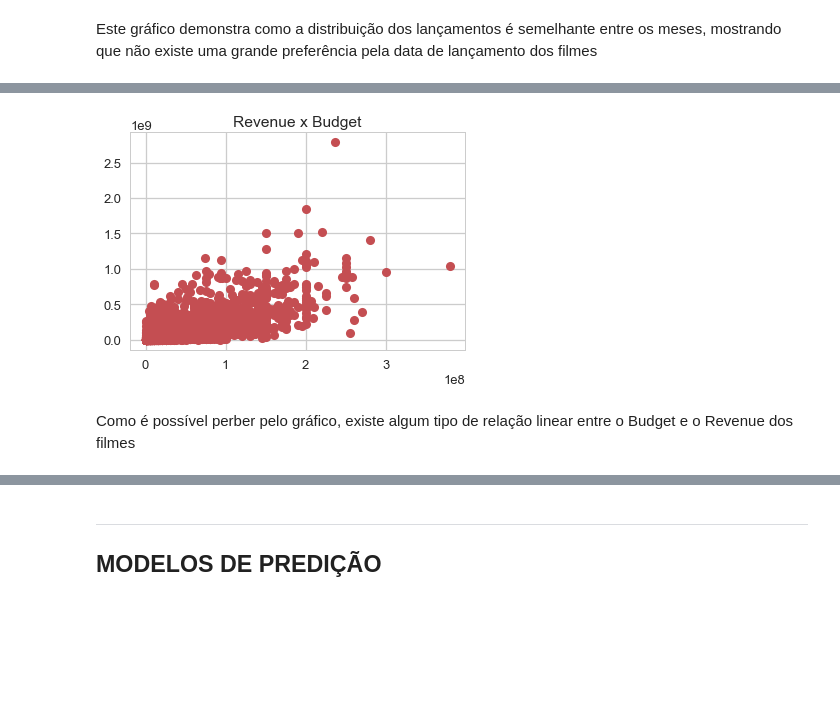
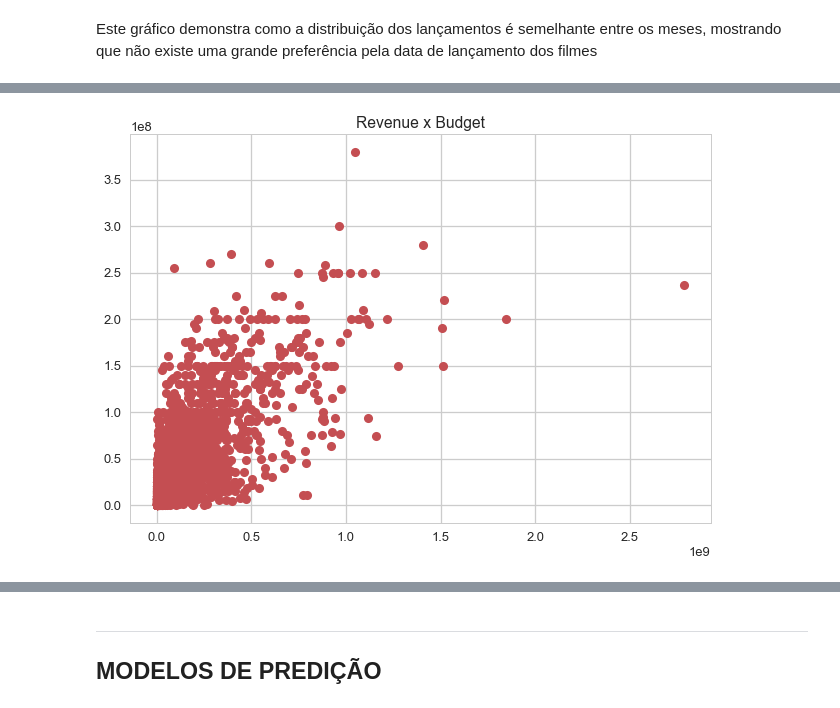
Before and after one commit to guipleite/DPCD, a Jupyter notebook: Projeto3/Projeto3 Layout.ipynb, the cells around one changed output, grey strips where cells are left out. Drawn from its saved outputs; the diff is of its cells as text; code cells hidden in the pictures; blank space fills up the shorter version.

```diff
--- a/Projeto3/Projeto3 Layout.ipynb
+++ b/Projeto3/Projeto3 Layout.ipynb
@@ -43,7 +43,8 @@ C:\Users\Usuario\Desktop\Insper\2018\DPCD\DPCD\Projeto3
 # %%
 tmdb = pd.read_csv('tmdb_5000_movies.csv', encoding='latin1')#Abre o dataframe inteiro
 
-data = tmdb[['revenue','budget','release_date']]#Separa as colunas
+data = tmdb[['revenue','budget','release_date','vote_count','popularity','vote_average']]#Separa as colunas
 data = data[~(data == 0).any(axis=1)] #remove filmes que tenham, algum dos dados igual a 0
 nndf = data[pd.notnull(data.revenue)&pd.notnull(data.budget)]#Tira os "NaN" do df
 nndf = nndf.reset_index(drop=True)#Reseta o index dos filmes
+nndf.head()
@@ -92,8 +106,6 @@ Os gráficos acima mostram como o revenue dos filmes ocorre nos meses do ano, é
 # %%
-plt.plot(nndf['budget'],nndf['revenue'],'ro')
+plt.plot(nndf['revenue'],nndf['budget'],'ro')
 plt.title('Revenue x Budget')
 plt.show()
 # %% [output]
-[figure, old version]
+[figure, new version]
-# %% [markdown]
-Como é possível perber pelo gráfico, existe algum tipo de relação linear entre o Budget e o Revenue dos filmes
```
Also changed, not shown: parts of 37 cells of this notebook.
